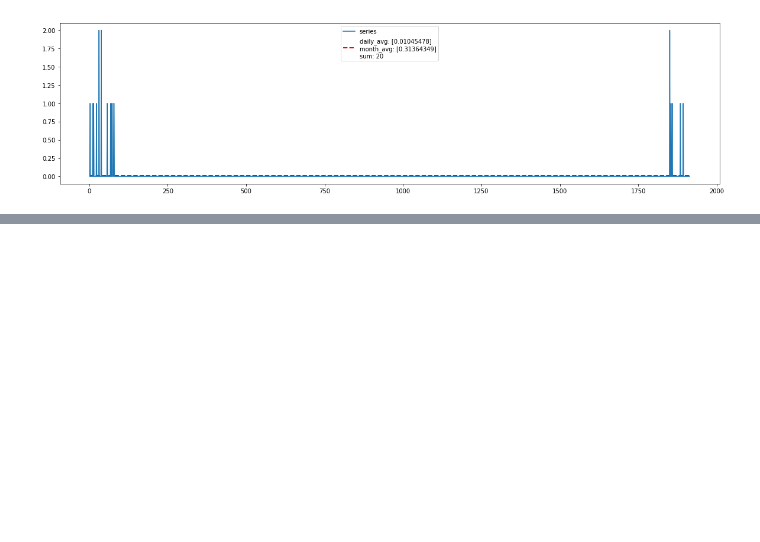
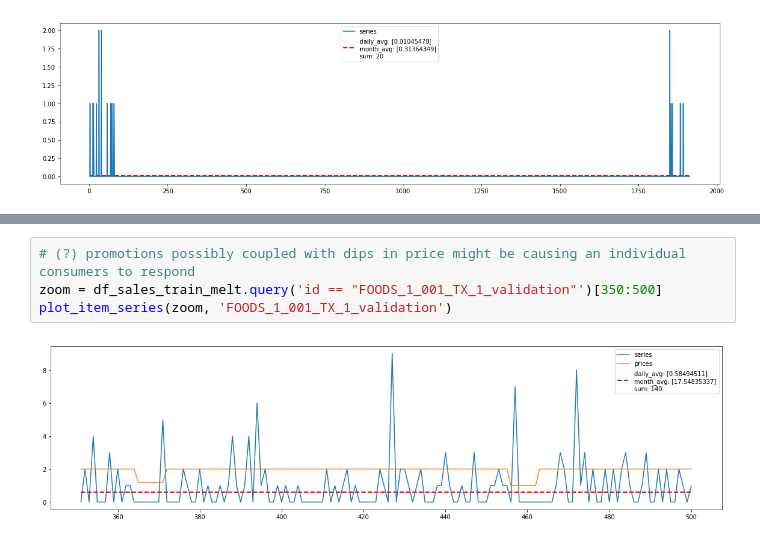
Before and after one commit to cluePrints/data-sci-fience, a Jupyter notebook: m5-forecasting-accuracy/0100. EDA.ipynb, the cells around one changed output, grey strips where cells are left out. Saved outputs shown, nothing was run; the diff lists cells and outputs as text; blank space fills up the shorter version.

```diff
--- a/m5-forecasting-accuracy/0100. EDA.ipynb
+++ b/m5-forecasting-accuracy/0100. EDA.ipynb
@@ -650,0 +777,6 @@ plot_item_series(df_sales_train_melt, 'HOUSEHOLD_1_512_CA_4_validation')
+# %%
+# (?) promotions possibly coupled with dips in price might be causing an individual consumers to respond
+zoom = df_sales_train_melt.query('id == "FOODS_1_001_TX_1_validation"')[350:500]
+plot_item_series(zoom, 'FOODS_1_001_TX_1_validation')
+# %% [output]
+[figure, added]
```
Also changed, not shown: parts of 29 cells of this notebook, 2 other files.
